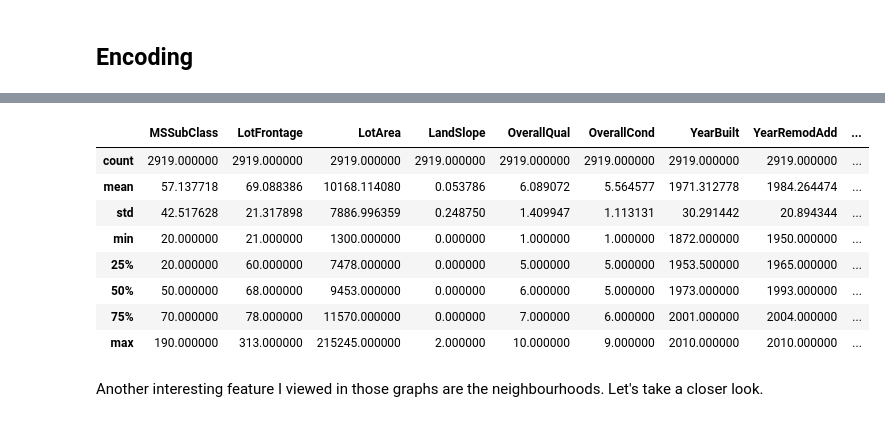
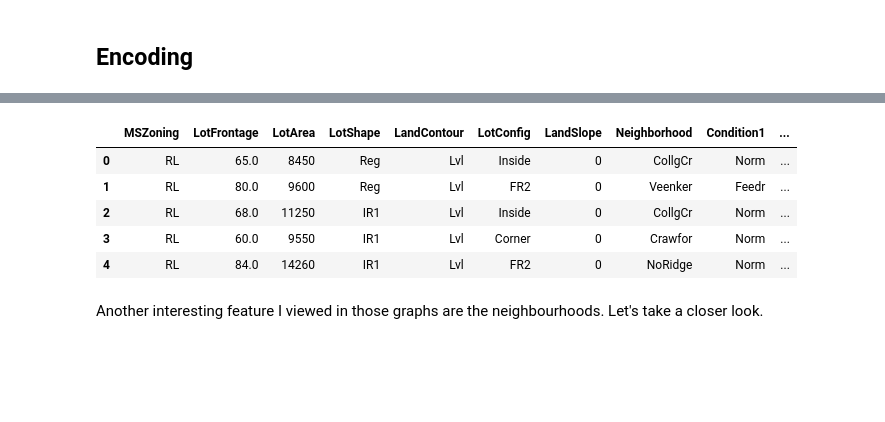
Before and after one commit to asherk7/House-Price-Prediction, a Jupyter notebook: House_Prices.ipynb, the cells around one changed output, grey strips where cells are left out. Saved outputs shown, nothing was run; the diff lists cells and outputs as text; code cells hidden in the pictures; blank space fills up the shorter version.

```diff
--- a/House_Prices.ipynb
+++ b/House_Prices.ipynb
@@ -281 +269,3 @@ combined[['MSZoning', 'Utilities', 'Exterior1st', 'Exterior2nd', 'BsmtQual',
+# %%
+combined.drop(['Utilities'], axis=1, inplace=True)
 # %% [markdown]
@@ -293,0 +336,2 @@ combined.fillna({'BsmtQual': 'NA', 'BsmtCond': 'NA', 'BsmtExposure': 'NA',
+# %%
+combined.drop(['Exterior2nd'], axis=1, inplace=True)
@@ -293,0 +340,23 @@ combined.fillna({'BsmtQual': 'NA', 'BsmtCond': 'NA', 'BsmtExposure': 'NA',
+# %%
+temp = combined[:len(train)].copy()
+categorical_cols = temp.select_dtypes(include=['object']).columns
+
+for col in categorical_cols:
+    le = LabelEncoder()
+    le.fit(list(temp[col].values))
+    temp[col] = le.transform(list(temp[col].values))
+
+xg = XGBRegressor(max_depth=5, n_estimators=1000, random_state=13,
+                  learning_rate=0.05, early_stopping_rounds=5)
+X_temp = temp.drop(['SalePrice'], axis=1)
+y_temp = temp['SalePrice']
+
+X_train_temp, X_test_temp, y_train_temp, y_test_temp = train_test_split(X_temp, y_temp, test_size=0.2, random_state=13)
+
+xg.fit(X_train_temp, y_train_temp, eval_set=[(X_test_temp, y_test_temp)], verbose=False)
+
+importances = xg.feature_importances_
+
+feature_importance_df = pd.DataFrame({'Feature': X_train_temp.columns, 'Importance': importances})
+feature_importance_df = feature_importance_df.sort_values(by='Importance', ascending=False)
+print(feature_importance_df.sort_values(by='Importance', ascending=False))
@@ -294,3 +383,6 @@ combined.fillna({'BsmtQual': 'NA', 'BsmtCond': 'NA', 'BsmtExposure': 'NA',
+# %%
+combined.drop(['HeatingQC', 'EnclosedPorch', 'BsmtCond', 'RoofMatl', 'MSSubClass',
+               'Electrical', 'Heating', 'ExterCond', 'Street'], axis=1, inplace=True)
 # %% [markdown]
 ## Encoding
 # %%
@@ -317,22 +409,19 @@ for i, col in enumerate(categorical):
 # %%
 #Label Encoding
-le = LabelEncoder()
-categorical = combined.select_dtypes(include = ['object'])
-for col in categorical:
-    if col == "LandSlope" or col == "HeatingQC":
-        combined[col] = le.fit_transform(combined[col])
+columns = ['LandSlope', 'CentralAir']
+for col in columns:
+    le = LabelEncoder()
+    le.fit(list(combined[col].values))
+    combined[col] = le.transform(list(combined[col].values))
 
-combined.describe()
+combined.head()
 # %% [output]
-|  | MSSubClass | LotFrontage | LotArea | LandSlope | OverallQual | OverallCond | YearBuilt | YearRemodAdd | ... |
-| count | 2919.000000 | 2919.000000 | 2919.000000 | 2919.000000 | 2919.000000 | 2919.000000 | 2919.000000 | 2919.000000 | ... |
-| mean | 57.137718 | 69.088386 | 10168.114080 | 0.053786 | 6.089072 | 5.564577 | 1971.312778 | 1984.264474 | ... |
-| std | 42.517628 | 21.317898 | 7886.996359 | 0.248750 | 1.409947 | 1.113131 | 30.291442 | 20.894344 | ... |
-| min | 20.000000 | 21.000000 | 1300.000000 | 0.000000 | 1.000000 | 1.000000 | 1872.000000 | 1950.000000 | ... |
-| 25% | 20.000000 | 60.000000 | 7478.000000 | 0.000000 | 5.000000 | 5.000000 | 1953.500000 | 1965.000000 | ... |
-| 50% | 50.000000 | 68.000000 | 9453.000000 | 0.000000 | 6.000000 | 5.000000 | 1973.000000 | 1993.000000 | ... |
-| 75% | 70.000000 | 78.000000 | 11570.000000 | 0.000000 | 7.000000 | 6.000000 | 2001.000000 | 2004.000000 | ... |
-| max | 190.000000 | 313.000000 | 215245.000000 | 2.000000 | 10.000000 | 9.000000 | 2010.000000 | 2010.000000 | ... |
+|  | MSZoning | LotFrontage | LotArea | LotShape | LandContour | LotConfig | LandSlope | Neighborhood | Condition1 | ... |
+| 0 | RL | 65.0 | 8450 | Reg | Lvl | Inside | 0 | CollgCr | Norm | ... |
+| 1 | RL | 80.0 | 9600 | Reg | Lvl | FR2 | 0 | Veenker | Feedr | ... |
+| 2 | RL | 68.0 | 11250 | IR1 | Lvl | Inside | 0 | CollgCr | Norm | ... |
+| 3 | RL | 60.0 | 9550 | IR1 | Lvl | Corner | 0 | Crawfor | Norm | ... |
+| 4 | RL | 84.0 | 14260 | IR1 | Lvl | FR2 | 0 | NoRidge | Norm | ... |
 # %% [markdown]
 Another interesting feature I viewed in those graphs are the neighbourhoods. Let's take a closer look.
 # %%
```
Also changed, not shown: parts of 68 cells of this notebook, 2 other files.
